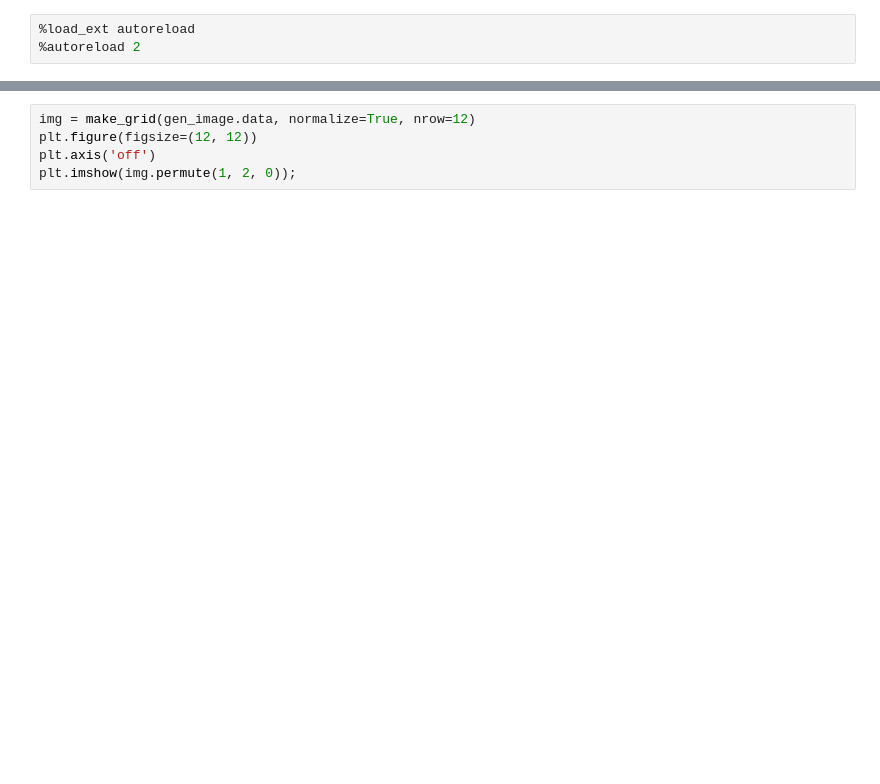
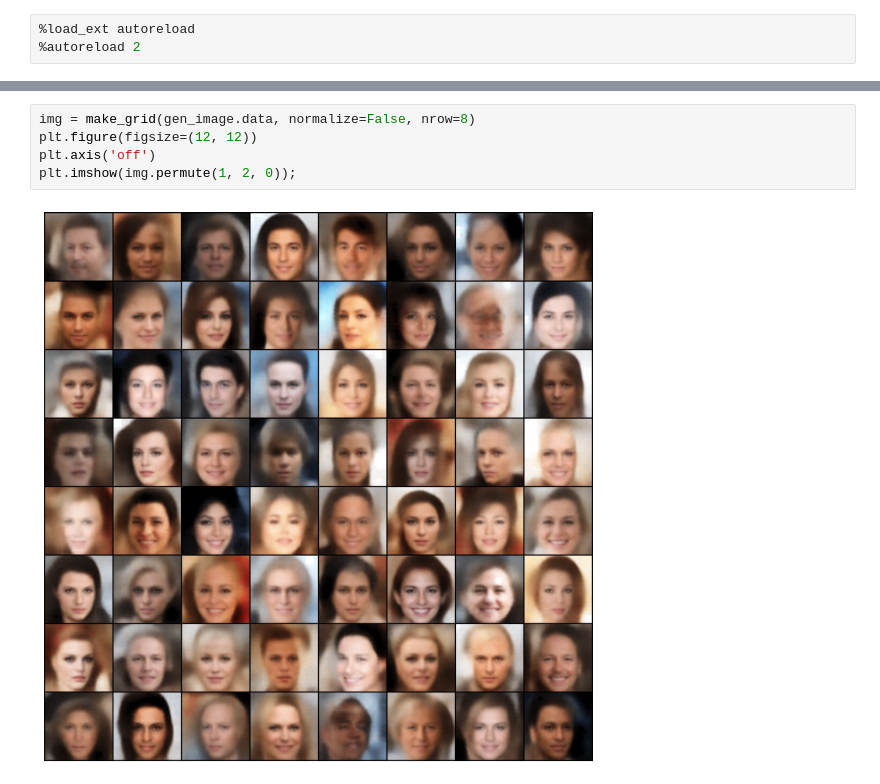
Before and after one commit to aidiary/generative-models-pytorch, a Jupyter notebook: notebooks/vanilla_vae/eval_vanilla_vae.ipynb, the cells around one changed output, grey strips where cells are left out. Cells and saved outputs as stored; diff of their text form; blank space fills up the shorter version.

```diff
--- a/notebooks/vanilla_vae/eval_vanilla_vae.ipynb
+++ b/notebooks/vanilla_vae/eval_vanilla_vae.ipynb
@@ -52,5 +57,7 @@ gen_image.shape
 # %%
-img = make_grid(gen_image.data, normalize=True, nrow=12)
+img = make_grid(gen_image.data, normalize=False, nrow=8)
 plt.figure(figsize=(12, 12))
 plt.axis('off')
 plt.imshow(img.permute(1, 2, 0));
+# %% [output]
+[figure, added]
```
Also changed, not shown: parts of 9 cells of this notebook, 1 other file.
